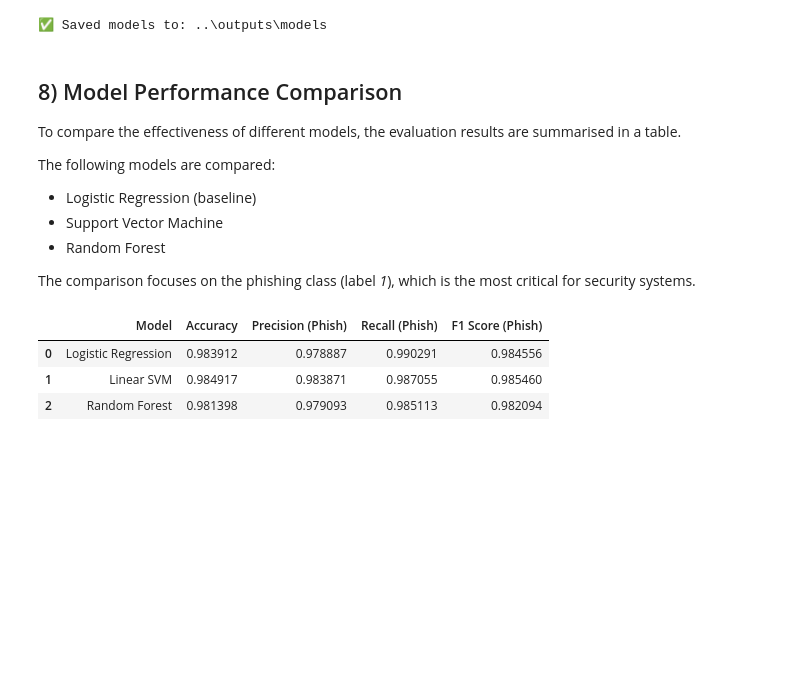
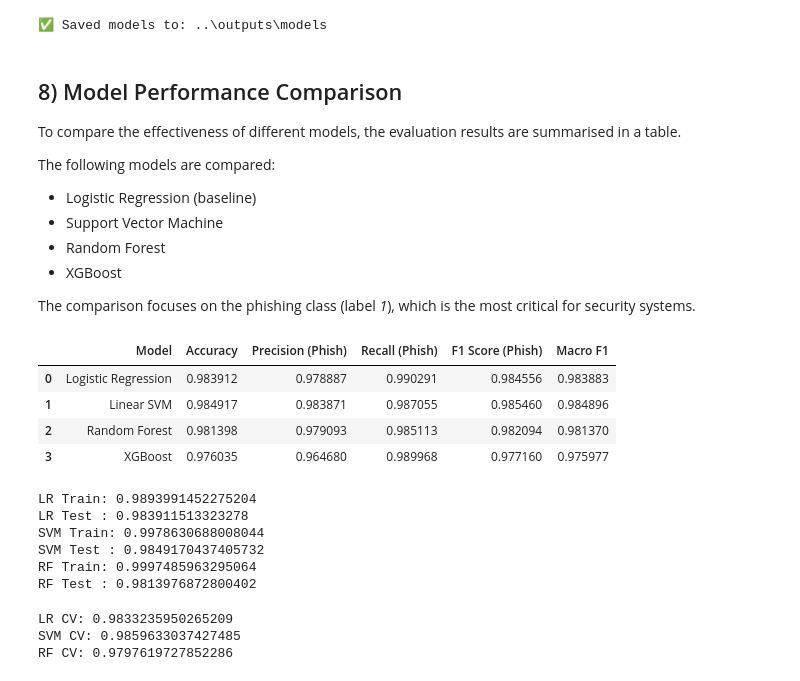
Before and after one commit to bibekkumar323/Phishing-Detector, a Jupyter notebook: notebooks/02_phase_1_baseline_model.ipynb, the cells around one changed output. Saved outputs shown, nothing was run; the diff lists cells and outputs as text; code cells hidden in the pictures; blank space fills up the shorter version.

```diff
--- a/notebooks/02_phase-1_baseline_model.ipynb
+++ b/notebooks/02_phase_1_baseline_model.ipynb
@@ -189,0 +203,22 @@ weighted avg       0.98      0.98      0.98      5967
+# %%
+from xgboost import XGBClassifier
+neg = (y_train == 0).sum()
+pos = (y_train == 1).sum()
+scale = neg / pos  # ratio of legitimate to phishing
+
+xgb = XGBClassifier(
+    n_estimators=300,
+    learning_rate=0.1,
+    max_depth=6,
+    scale_pos_weight=scale,   # handles class imbalance
+    eval_metric='logloss',
+    random_state=42,
+    n_jobs=-1
+)
+
+xgb.fit(X_train_vec, y_train)
+y_pred_xgb = xgb.predict(X_test_vec)
+
+print("XGBoost Accuracy:", accuracy_score(y_test, y_pred_xgb))
+print("\nClassification Report (XGBoost):\n")
+print(classification_report(y_test, y_pred_xgb, target_names=["Legitimate", "Phishing"]))
@@ -244,6 +295,7 @@ The following models are compared:
 - Logistic Regression (baseline)
 - Support Vector Machine
 - Random Forest
+- XGBoost
 
 The comparison focuses on the phishing class (label *1*), which is the most critical for security systems.
 # %%
@@ -252,37 +304,78 @@ from sklearn.metrics import precision_score, recall_score, f1_score
 
 results = []
 
 # Logistic Regression
 results.append({
     "Model": "Logistic Regression",
     "Accuracy": accuracy_score(y_test, y_pred_lr),
     "Precision (Phish)": precision_score(y_test, y_pred_lr),
     "Recall (Phish)": recall_score(y_test, y_pred_lr),
-    "F1 Score (Phish)": f1_score(y_test, y_pred_lr)
+    "F1 Score (Phish)": f1_score(y_test, y_pred_lr),
+    "Macro F1": f1_score(y_test, y_pred_lr, average='macro')
 })
 
 # SVM
 results.append({
     "Model": "Linear SVM",
     "Accuracy": accuracy_score(y_test, y_pred_svm),
     "Precision (Phish)": precision_score(y_test, y_pred_svm),
     "Recall (Phish)": recall_score(y_test, y_pred_svm),
-    "F1 Score (Phish)": f1_score(y_test, y_pred_svm)
+    "F1 Score (Phish)": f1_score(y_test, y_pred_svm),
+    "Macro F1": f1_score(y_test, y_pred_svm, average='macro')
 })
 
 # Random Forest
 results.append({
     "Model": "Random Forest",
     "Accuracy": accuracy_score(y_test, y_pred_rf),
     "Precision (Phish)": precision_score(y_test, y_pred_rf),
     "Recall (Phish)": recall_score(y_test, y_pred_rf),
-    "F1 Score (Phish)": f1_score(y_test, y_pred_rf)
+    "F1 Score (Phish)": f1_score(y_test, y_pred_rf),
+    "Macro F1": f1_score(y_test, y_pred_rf, average='macro')
 })
 
+#XGBoost
+results.append({
+    "Model": "XGBoost",
+    "Accuracy": accuracy_score(y_test, y_pred_xgb),
+    "Precision (Phish)": precision_score(y_test, y_pred_xgb),
+    "Recall (Phish)": recall_score(y_test, y_pred_xgb),
+    "F1 Score (Phish)": f1_score(y_test, y_pred_xgb),
+    "Macro F1": f1_score(y_test, y_pred_xgb, average='macro')
+})
 results_df = pd.DataFrame(results)
 results_df
 # %% [output]
-|  | Model | Accuracy | Precision (Phish) | Recall (Phish) | F1 Score (Phish) |
-| 0 | Logistic Regression | 0.983912 | 0.978887 | 0.990291 | 0.984556 |
-| 1 | Linear SVM | 0.984917 | 0.983871 | 0.987055 | 0.985460 |
-| 2 | Random Forest | 0.981398 | 0.979093 | 0.985113 | 0.982094 |
+|  | Model | Accuracy | Precision (Phish) | Recall (Phish) | F1 Score (Phish) | Macro F1 |
+| 0 | Logistic Regression | 0.983912 | 0.978887 | 0.990291 | 0.984556 | 0.983883 |
+| 1 | Linear SVM | 0.984917 | 0.983871 | 0.987055 | 0.985460 | 0.984896 |
+| 2 | Random Forest | 0.981398 | 0.979093 | 0.985113 | 0.982094 | 0.981370 |
+| 3 | XGBoost | 0.976035 | 0.964680 | 0.989968 | 0.977160 | 0.975977 |
+# %%
+from sklearn.metrics import accuracy_score
+
+print("LR Train:", accuracy_score(y_train, lr.predict(X_train_vec)))
+print("LR Test :", accuracy_score(y_test, lr.predict(X_test_vec)))
+
+print("SVM Train:", accuracy_score(y_train, svm.predict(X_train_vec)))
+print("SVM Test :", accuracy_score(y_test, svm.predict(X_test_vec)))
+
+print("RF Train:", accuracy_score(y_train, rf.predict(X_train_vec)))
+print("RF Test :", accuracy_score(y_test, rf.predict(X_test_vec)))
+# %% [output]
+LR Train: 0.9893991452275204
+LR Test : 0.983911513323278
+SVM Train: 0.9978630688008044
+SVM Test : 0.9849170437405732
+RF Train: 0.9997485963295064
+RF Test : 0.9813976872800402
+# %%
+from sklearn.model_selection import cross_val_score
+
+print("LR CV:", cross_val_score(lr, X_train_vec, y_train, cv=5).mean())
+print("SVM CV:", cross_val_score(svm, X_train_vec, y_train, cv=5).mean())
+print("RF CV:", cross_val_score(rf, X_train_vec, y_train, cv=5).mean())
+# %% [output]
+LR CV: 0.9833235950265209
+SVM CV: 0.9859633037427485
+RF CV: 0.9797619727852286
```
Also changed, not shown: parts of 7 cells of this notebook, 2 other files.
